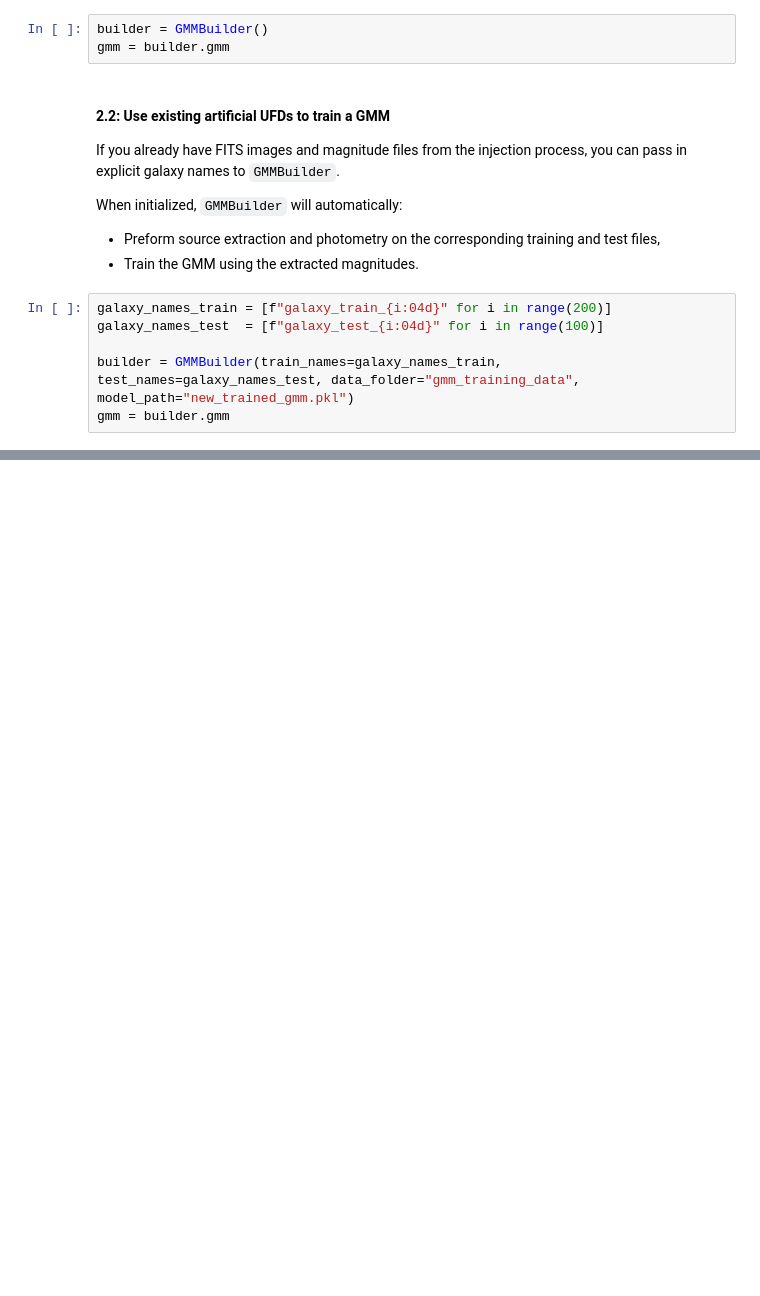
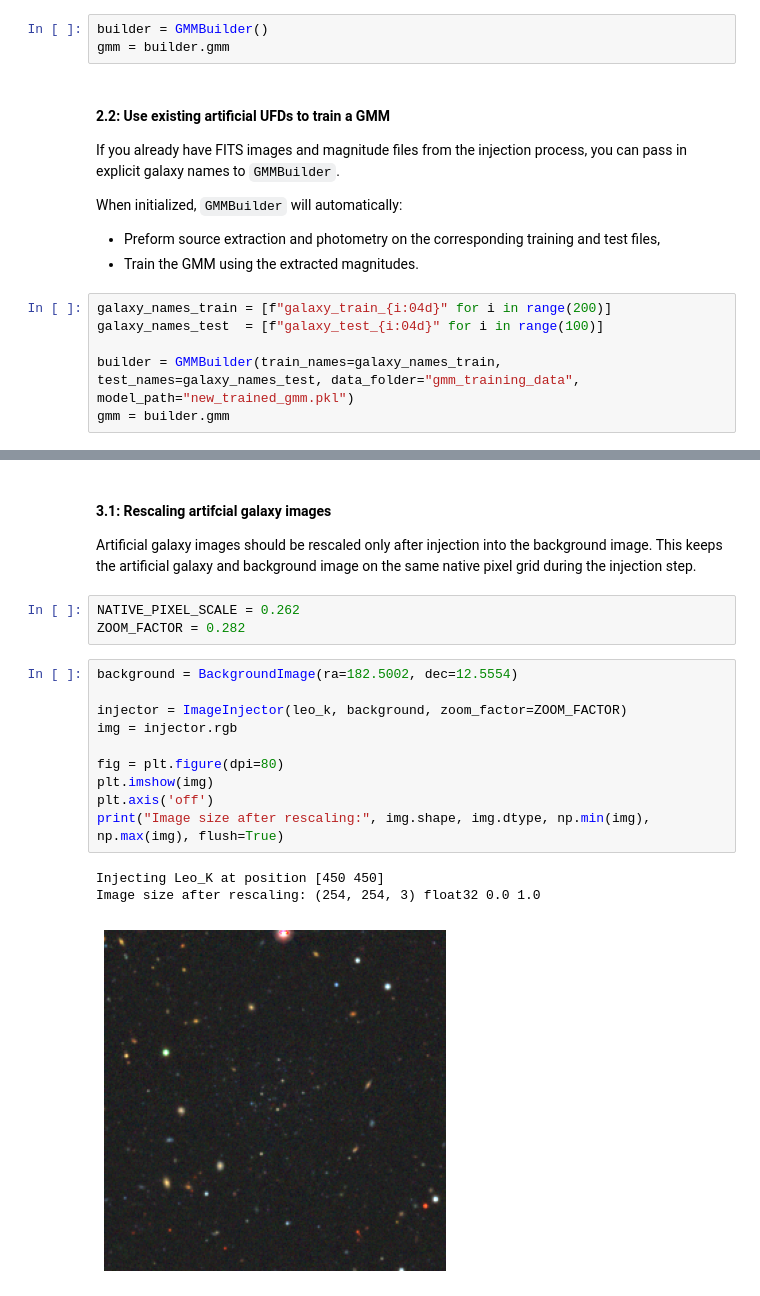
Before and after one commit to mao-astro/artificial-galaxy-pipeline, a Jupyter notebook: Tutorial.ipynb, the cells around one changed output, grey strips where cells are left out. Drawn from its saved outputs; the diff is of its cells as text; blank space fills up the shorter version.

Commit message:
added function to rescale images

```diff
--- a/Tutorial.ipynb
+++ b/Tutorial.ipynb
@@ -134,0 +178,21 @@ gmm = builder.gmm
+# %% [markdown]
+#### 3.1: Rescaling artifcial galaxy images
+
+Artificial galaxy images should be rescaled only after injection into the background image. This keeps the artificial galaxy and background image on the same native pixel grid during the injection step.
+# %%
+NATIVE_PIXEL_SCALE = 0.262
+ZOOM_FACTOR = 0.282
+# %%
+background = BackgroundImage(ra=182.5002, dec=12.5554)
+
+injector = ImageInjector(leo_k, background, zoom_factor=ZOOM_FACTOR)
+img = injector.rgb
+
+fig = plt.figure(dpi=80)
+plt.imshow(img)
+plt.axis('off')
+print("Image size after rescaling:", img.shape, img.dtype, np.min(img), np.max(img), flush=True)
+# %% [output]
+Injecting Leo_K at position [450 450]
+Image size after rescaling: (254, 254, 3) float32 0.0 1.0
+[figure, added]
```
Also changed, not shown: parts of 9 cells of this notebook, 4 other files.
